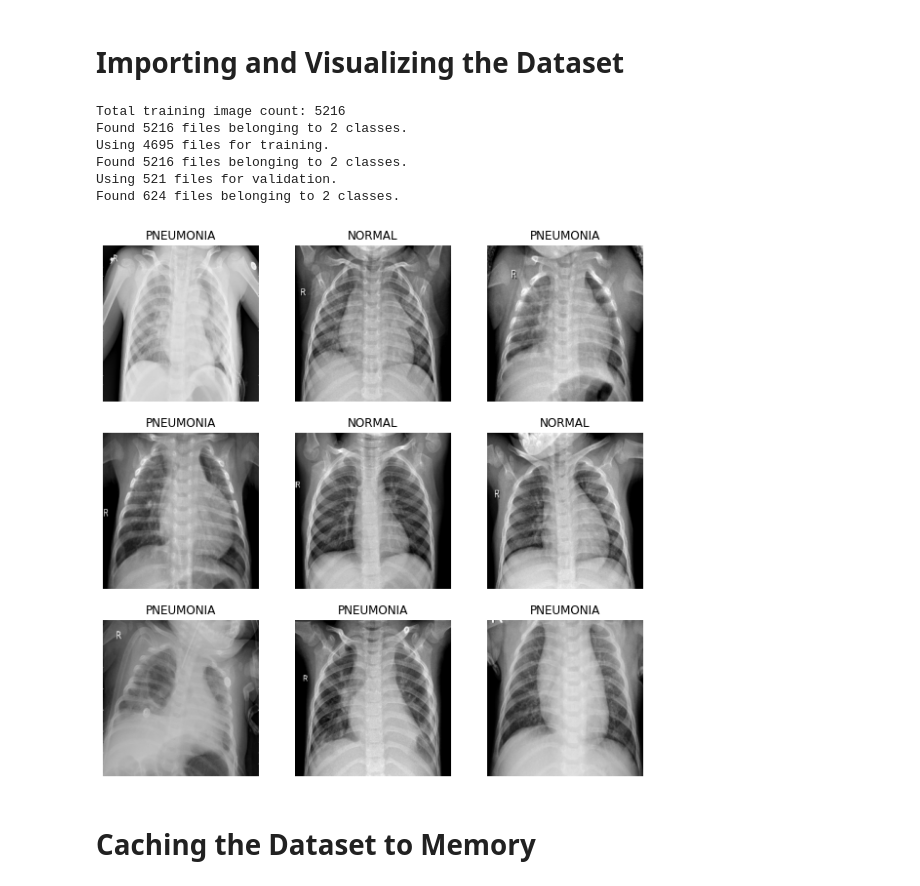
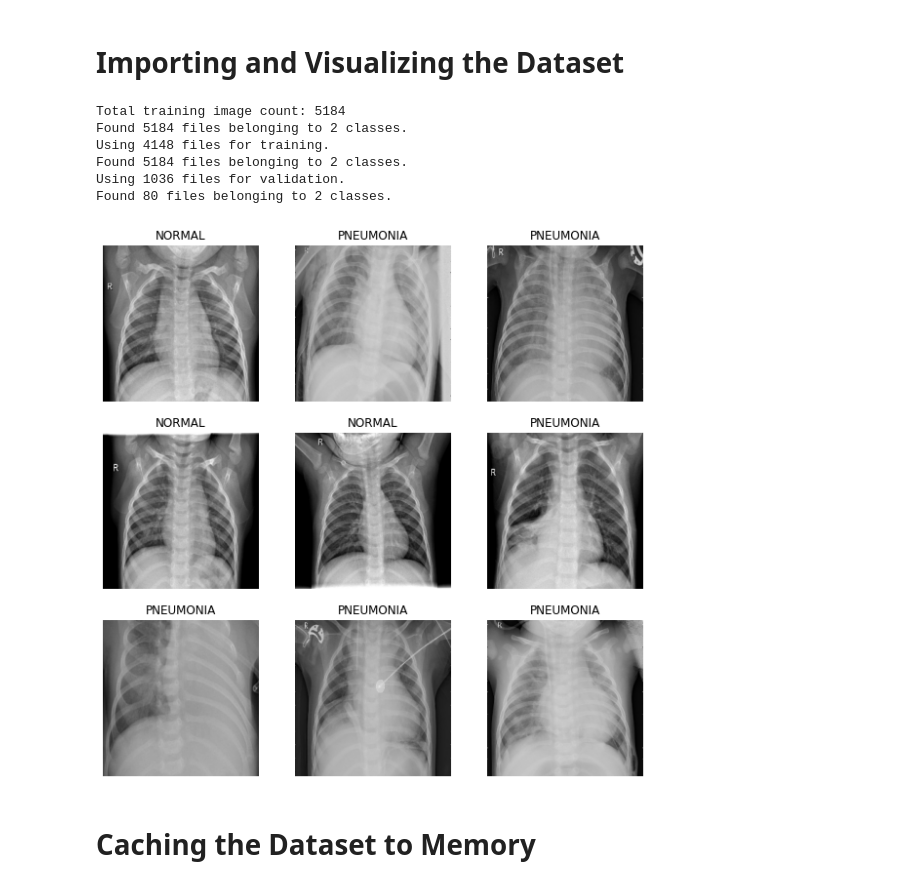
Before and after one commit to mmarshall124/Pneumonia-Image-Classifier, a Jupyter notebook: binary_classifier.ipynb, the cells around one changed output. Drawn from its saved outputs; the diff is of its cells as text; code cells hidden in the pictures.

Commit message:
Increased validation set size and set aside 20% of train data for testing. 17% increase in accuracy to 97%.

```diff
--- a/binary_classifier.ipynb
+++ b/binary_classifier.ipynb
@@ -3,41 +3,39 @@
 # %%
 import pathlib
 import PIL
 import matplotlib.pyplot as plt
 from tensorflow import keras
 
 data_dir = pathlib.Path("./chest_xray/train/")
 test_dir = pathlib.Path("./chest_xray/test/")
 val_dir = pathlib.Path("./chest_xray/val/")
 image_count = len(list(data_dir.glob('*/*.jpeg')))
 print("Total training image count:", image_count)
 
 norm = list(data_dir.glob("NORMAL/*"))
 pneum = list(data_dir.glob("PNEUMONIA/*"))
-#PIL.Image.open(str(norm[0]))
-#PIL.Image.open(str(pneum[0]))
 
-dataset = keras.preprocessing.image_dataset_from_directory(data_dir, batch_size=32, validation_split=0.1, subset="training", seed=0)
-val_data = keras.preprocessing.image_dataset_from_directory(data_dir, batch_size=32, validation_split=0.1, subset="validation", seed=0)
-#val_dataset = keras.preprocessing.image_dataset_from_directory(val_dir, batch_size=16)
+dataset = keras.preprocessing.image_dataset_from_directory(data_dir, batch_size=32, validation_split=0.2, subset="training", seed=0)
+test_data = keras.preprocessing.image_dataset_from_directory(data_dir, batch_size=32, validation_split=0.2, subset="validation", seed=0)
+val_data = keras.preprocessing.image_dataset_from_directory(val_dir, batch_size=32, seed=0)
 
-test_dataset = keras.preprocessing.image_dataset_from_directory(test_dir, batch_size=32)
+#test_dataset = keras.preprocessing.image_dataset_from_directory(test_dir, batch_size=32)
 
 plt.figure(figsize=(10, 10))
 for images, labels in dataset.take(1):
   for i in range(9):
     ax = plt.subplot(3, 3, i + 1)
     plt.imshow(images[i].numpy().astype("uint8"))
     plt.title(dataset.class_names[labels[i]])
     plt.axis("off")
 # %% [output]
-Total training image count: 5216
-Found 5216 files belonging to 2 classes.
-Using 4695 files for training.
-Found 5216 files belonging to 2 classes.
-Using 521 files for validation.
-Found 624 files belonging to 2 classes.
+Total training image count: 5184
+Found 5184 files belonging to 2 classes.
+Using 4148 files for training.
+Found 5184 files belonging to 2 classes.
+Using 1036 files for validation.
+Found 80 files belonging to 2 classes.
-[figure, old version]
+[figure, new version]
 # %% [markdown]
 # Caching the Dataset to Memory
 # %%
```
Also changed, not shown: parts of 4 cells of this notebook.
